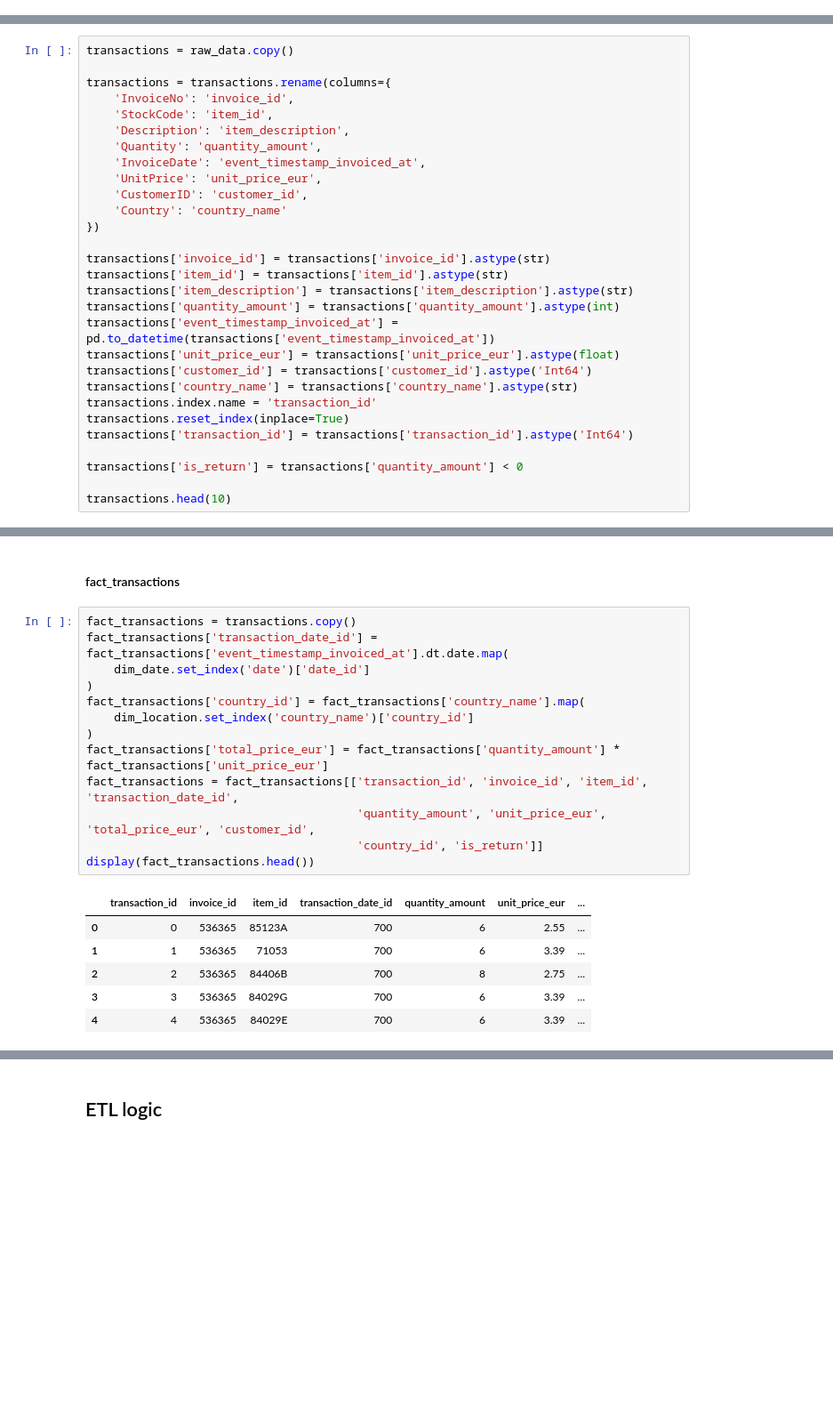
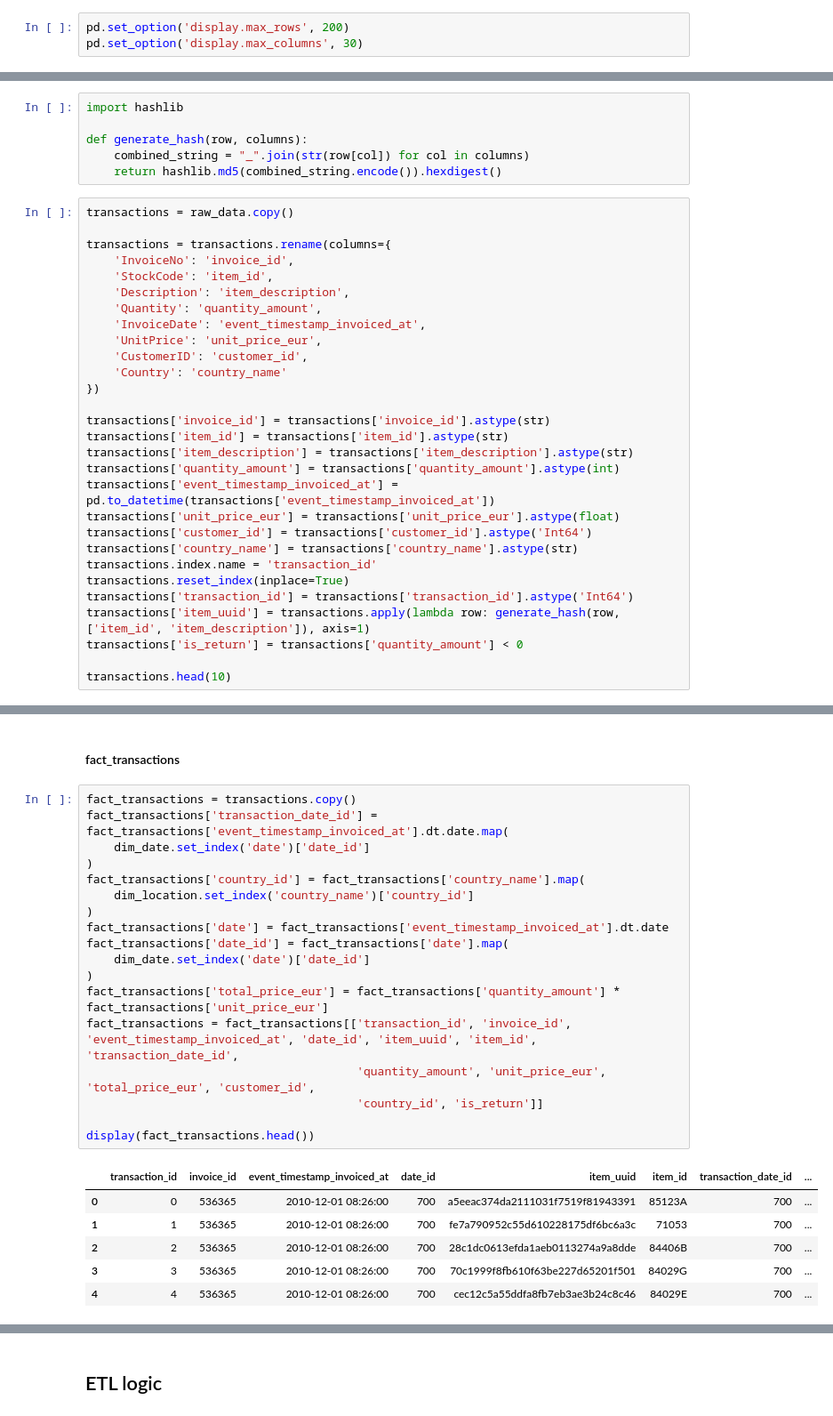
Before and after one commit to EAlmazanG/e2e-shop-pipedash, a Jupyter notebook: notebooks/prepare_data.ipynb, the cells around one changed output, grey strips where cells are left out. Shown at 89% size. Cells and saved outputs as stored; diff of their text form; blank space fills up the shorter version.

```diff
--- a/notebooks/prepare_data.ipynb
+++ b/notebooks/prepare_data.ipynb
@@ -6,6 +6,9 @@ from collections import Counter
 import os
 import sys
 sys.path.append(os.path.abspath(os.path.join('..')))
+# %%
+pd.set_option('display.max_rows', 200)
+pd.set_option('display.max_columns', 30)
 # %% [markdown]
 ## Data Set Information
 This is a transnational data set which contains all the transactions occurring between 01/12/2010 and 09/12/2011 for a UK-based and registered non-store online retail. The company mainly sells unique all-occasion gifts. Many customers of the company are wholesalers.
@@ -78,6 +81,12 @@ display(item_family.head(10))
 | 9 | 15030 | FAN BLACK FRAME | LIGHTING |
 # %% [markdown]
 ### Transactions
+# %%
+import hashlib
+
+def generate_hash(row, columns):
+    combined_string = "_".join(str(row[col]) for col in columns)
+    return hashlib.md5(combined_string.encode()).hexdigest()
 # %%
 transactions = raw_data.copy()
 
@@ -103,7 +112,7 @@ transactions['country_name'] = transactions['country_name'].astype(str)
 transactions.index.name = 'transaction_id'
 transactions.reset_index(inplace=True)
 transactions['transaction_id'] = transactions['transaction_id'].astype('Int64')
-
+transactions['item_uuid'] = transactions.apply(lambda row: generate_hash(row, ['item_id', 'item_description']), axis=1)
 transactions['is_return'] = transactions['quantity_amount'] < 0
 
 transactions.head(10)
@@ -644,20 +657,25 @@ display(dim_location.head())
 # %%
 fact_transactions = transactions.copy()
 fact_transactions['transaction_date_id'] = fact_transactions['event_timestamp_invoiced_at'].dt.date.map(
     dim_date.set_index('date')['date_id']
 )
 fact_transactions['country_id'] = fact_transactions['country_name'].map(
     dim_location.set_index('country_name')['country_id']
 )
+fact_transactions['date'] = fact_transactions['event_timestamp_invoiced_at'].dt.date
+fact_transactions['date_id'] = fact_transactions['date'].map(
+    dim_date.set_index('date')['date_id']
+)
 fact_transactions['total_price_eur'] = fact_transactions['quantity_amount'] * fact_transactions['unit_price_eur']
-fact_transactions = fact_transactions[['transaction_id', 'invoice_id', 'item_id', 'transaction_date_id',
+fact_transactions = fact_transactions[['transaction_id', 'invoice_id', 'event_timestamp_invoiced_at', 'date_id', 'item_uuid', 'item_id', 'transaction_date_id',
                                        'quantity_amount', 'unit_price_eur', 'total_price_eur', 'customer_id',
                                        'country_id', 'is_return']]
+
 display(fact_transactions.head())
 # %% [output]
-|  | transaction_id | invoice_id | item_id | transaction_date_id | quantity_amount | unit_price_eur | ... |
-| 0 | 0 | 536365 | 85123A | 700 | 6 | 2.55 | ... |
-| 1 | 1 | 536365 | 71053 | 700 | 6 | 3.39 | ... |
-| 2 | 2 | 536365 | 84406B | 700 | 8 | 2.75 | ... |
-| 3 | 3 | 536365 | 84029G | 700 | 6 | 3.39 | ... |
-| 4 | 4 | 536365 | 84029E | 700 | 6 | 3.39 | ... |
+|  | transaction_id | invoice_id | event_timestamp_invoiced_at | date_id | item_uuid | item_id | transaction_date_id | ... |
+| 0 | 0 | 536365 | 2010-12-01 08:26:00 | 700 | a5eeac374da2111031f7519f81943391 | 85123A | 700 | ... |
+| 1 | 1 | 536365 | 2010-12-01 08:26:00 | 700 | fe7a790952c55d610228175df6bc6a3c | 71053 | 700 | ... |
+| 2 | 2 | 536365 | 2010-12-01 08:26:00 | 700 | 28c1dc0613efda1aeb0113274a9a8dde | 84406B | 700 | ... |
+| 3 | 3 | 536365 | 2010-12-01 08:26:00 | 700 | 70c1999f8fb610f63be227d65201f501 | 84029G | 700 | ... |
+| 4 | 4 | 536365 | 2010-12-01 08:26:00 | 700 | cec12c5a55ddfa8fb7eb3ae3b24c8c46 | 84029E | 700 | ... |
```
Also changed, not shown: parts of 23 cells of this notebook.
